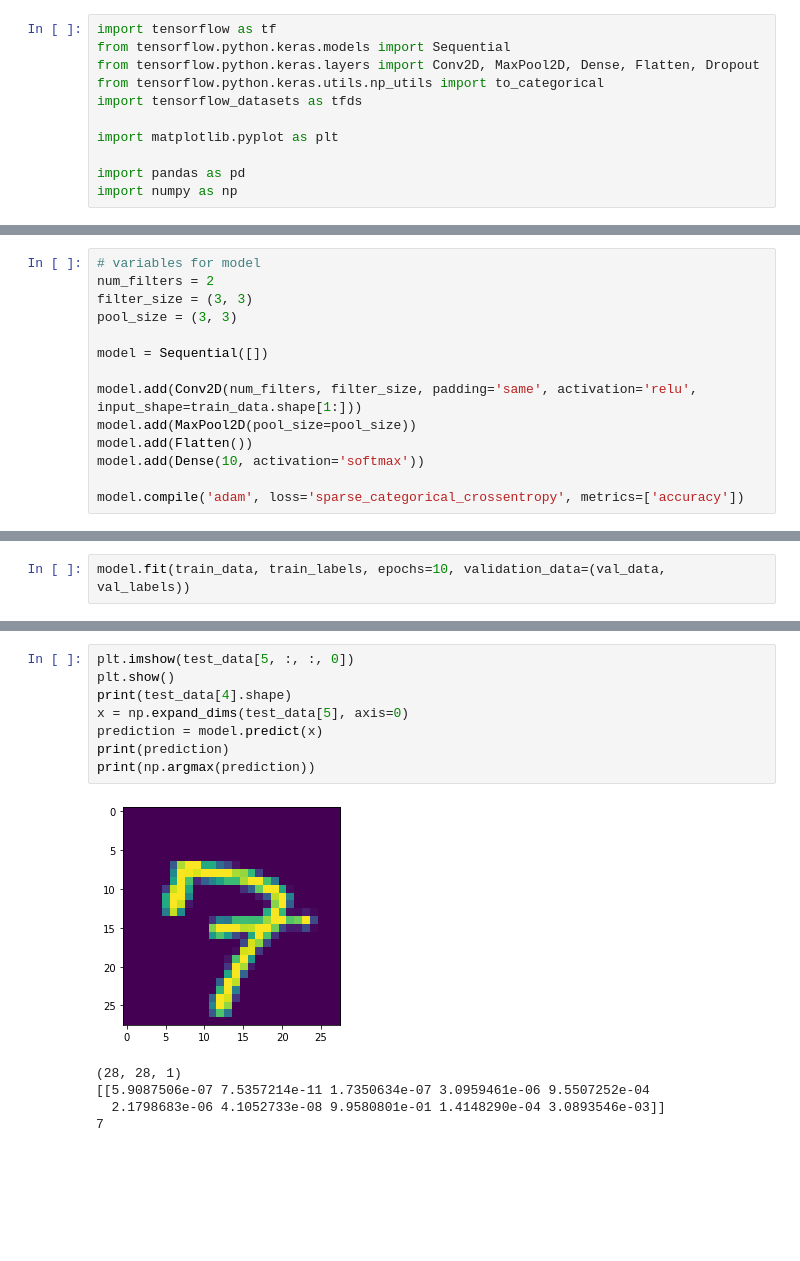
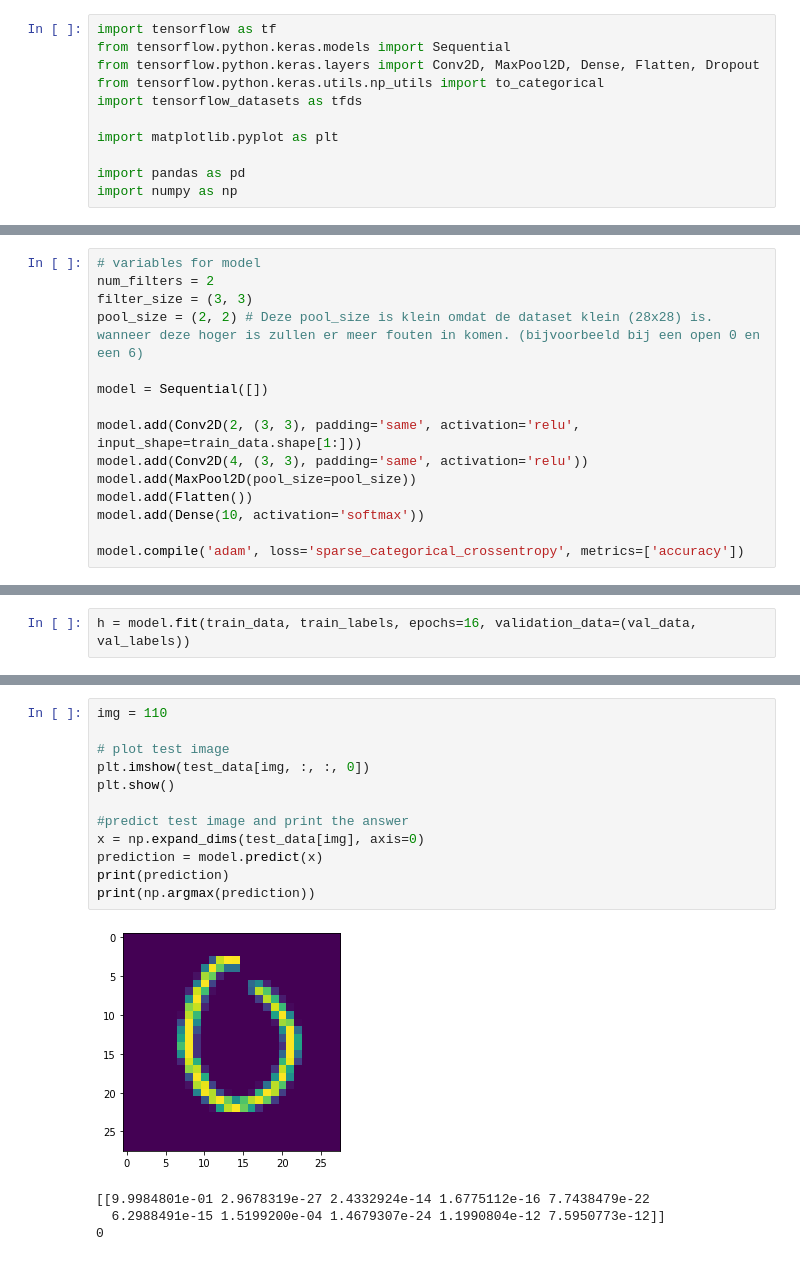
Before and after one commit to Kerbusch/vision2022, a Jupyter notebook: eindopdracht/model.ipynb, the cells around one changed output, grey strips where cells are left out. Saved outputs shown, nothing was run; the diff lists cells and outputs as text; blank space fills up the shorter version.

Commit message:
predictions werken en de data van het model wordt geplot

```diff
--- a/eindopdracht/model.ipynb
+++ b/eindopdracht/model.ipynb
@@ -60,11 +57,12 @@ print(test_data.shape)
 # variables for model
 num_filters = 2
 filter_size = (3, 3)
-pool_size = (3, 3)
+pool_size = (2, 2) # Deze pool_size is klein omdat de dataset klein (28x28) is. wanneer deze hoger is zullen er meer fouten in komen. (bijvoorbeeld bij een open 0 en een 6)
 
 model = Sequential([])
 
-model.add(Conv2D(num_filters, filter_size, padding='same', activation='relu', input_shape=train_data.shape[1:]))
+model.add(Conv2D(2, (3, 3), padding='same', activation='relu', input_shape=train_data.shape[1:]))
+model.add(Conv2D(4, (3, 3), padding='same', activation='relu'))
 model.add(MaxPool2D(pool_size=pool_size))
 model.add(Flatten())
 model.add(Dense(10, activation='softmax'))
@@ -73,3 +73,3 @@ model.compile('adam', loss='sparse_categorical_crossentropy', metrics=['accuracy
 # %%
-model.fit(train_data, train_labels, epochs=10, validation_data=(val_data, val_labels))
+h = model.fit(train_data, train_labels, epochs=16, validation_data=(val_data, val_labels))
 # %% [output]
@@ -103,14 +99,17 @@ accuracy = 0.9239417910575867
 # %%
-plt.imshow(test_data[5, :, :, 0])
+img = 110
+
+# plot test image
+plt.imshow(test_data[img, :, :, 0])
 plt.show()
-print(test_data[4].shape)
-x = np.expand_dims(test_data[5], axis=0)
+
+#predict test image and print the answer
+x = np.expand_dims(test_data[img], axis=0)
 prediction = model.predict(x)
 print(prediction)
 print(np.argmax(prediction))
 # %% [output]
-[figure, old version]
+[figure, new version]
-(28, 28, 1)
-[[5.9087506e-07 7.5357214e-11 1.7350634e-07 3.0959461e-06 9.5507252e-04
-  2.1798683e-06 4.1052733e-08 9.9580801e-01 1.4148290e-04 3.0893546e-03]]
-7
+[[9.9984801e-01 2.9678319e-27 2.4332924e-14 1.6775112e-16 7.7438479e-22
+  6.2988491e-15 1.5199200e-04 1.4679307e-24 1.1990804e-12 7.5950773e-12]]
+0
```
Also changed, not shown: parts of 5 cells of this notebook.
